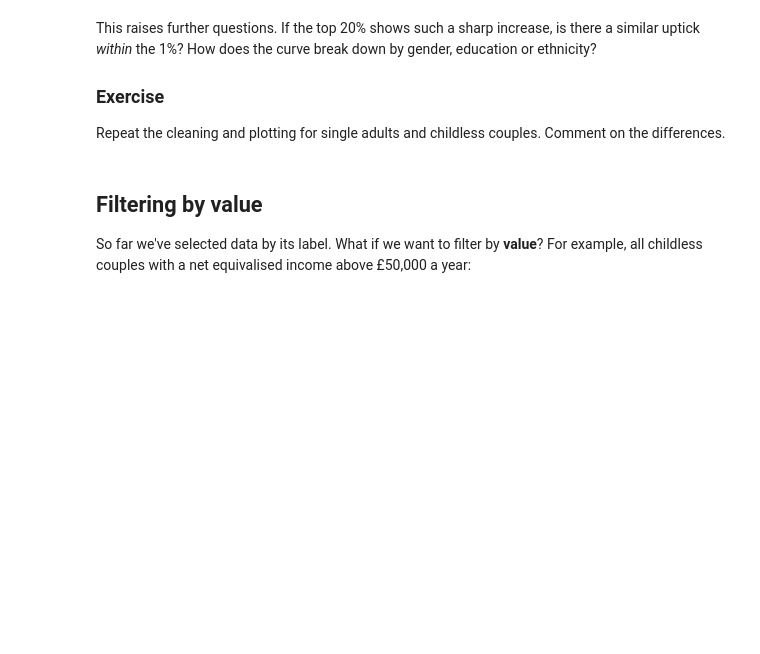
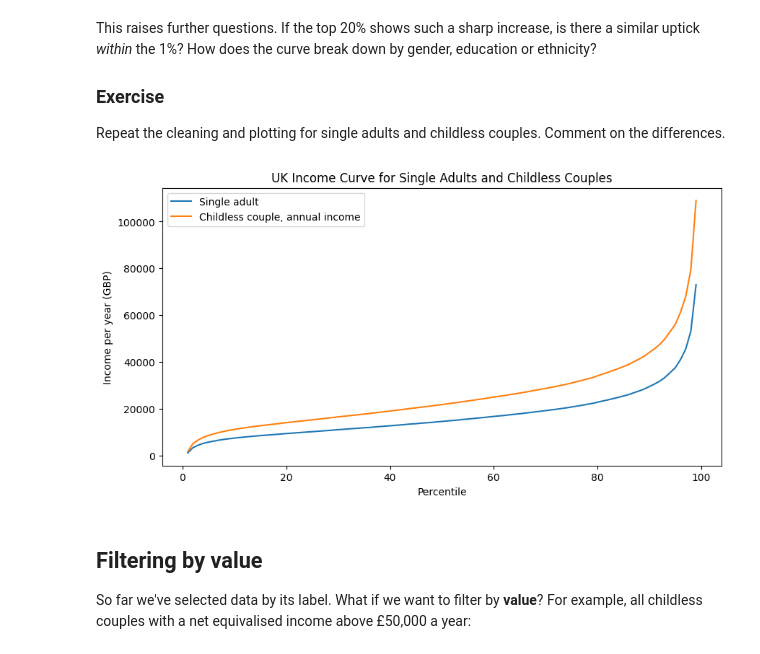
Before and after one commit to RouyiG/QM2, a Jupyter notebook: notebooks/W02. Pandas.ipynb, the cells around one changed output. Drawn from its saved outputs; the diff is of its cells as text; code cells hidden in the pictures; blank space fills up the shorter version.

```diff
--- a/notebooks/W02. Pandas.ipynb
+++ b/notebooks/W02. Pandas.ipynb
@@ -225,3 +233,13 @@ Repeat the cleaning and plotting for single adults and childless couples. Commen
+# %%
+clean_comparison = income[["Single adult", "Childless couple, annual income"]]
+clean_comparison = clean_comparison.replace(",", "", regex=True).astype(float)
+clean_comparison.plot()
+plt.title("UK Income Curve for Single Adults and Childless Couples")
+plt.xlabel("Percentile")
+plt.ylabel("Income per year (GBP)")
+plt.show()
+# %% [output]
+[figure, added]
 # %% [markdown]
 ## Filtering by value
 
```
Also changed, not shown: parts of 25 cells of this notebook.
